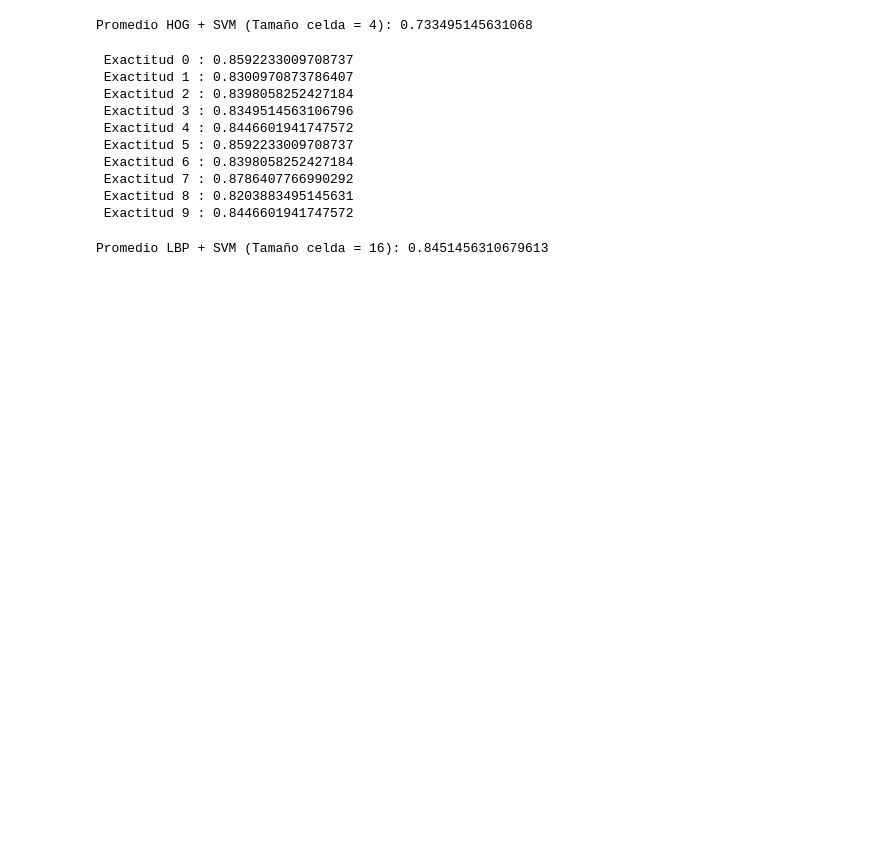
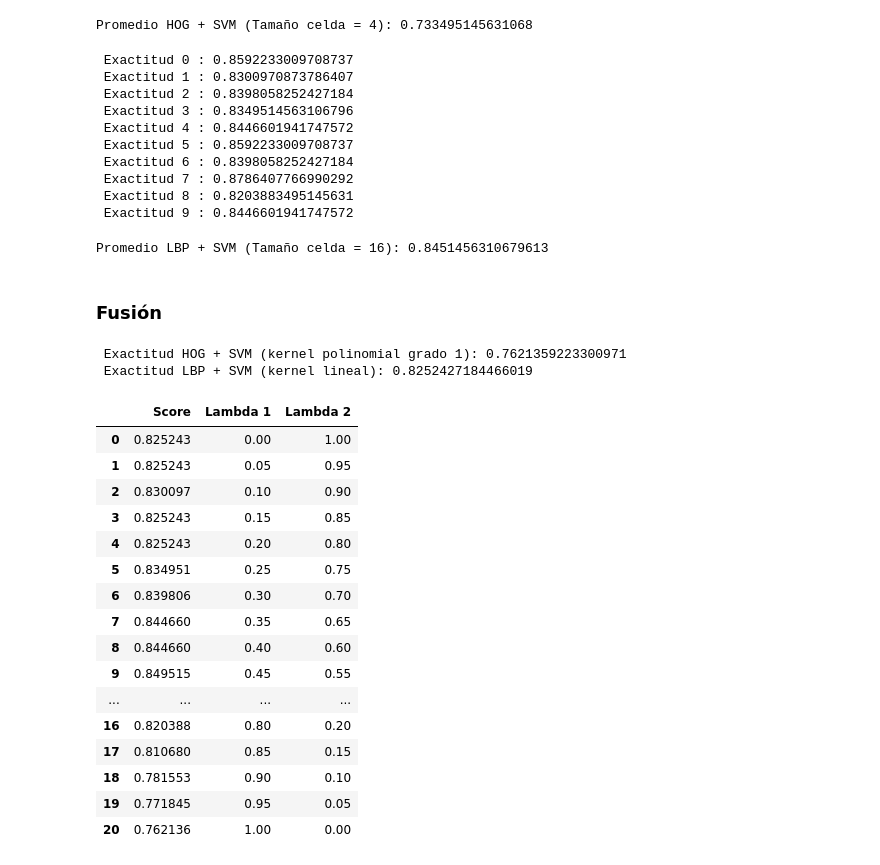
Before and after one commit to manugarciat/erv-practicas, a Jupyter notebook: tire-defect-detection/tp-final.ipynb, the cells around one changed output. Saved outputs shown, nothing was run; the diff lists cells and outputs as text; code cells hidden in the pictures; blank space fills up the shorter version.

```diff
--- a/tire-defect-detection/tp-final.ipynb
+++ b/tire-defect-detection/tp-final.ipynb
@@ -658,3 +768,30 @@ resultados_LBP_16 = calcula_scores(X_LBP_16, y_LBP_16, kernel='linear')
 print("Promedio LBP + SVM (Tamaño celda = 16): " + str(np.mean(resultados_LBP_16)))
 # %% [output]
 Promedio LBP + SVM (Tamaño celda = 16): 0.8451456310679613
+# %% [markdown]
+### Fusión
+# %%
+# Entrenamiento HOG + SVM
+X_train_hog3, X_test_hog3, y_train_hog3, y_test_hog3 = train_test_split(X_HOG_4, y_HOG_4, test_size=0.2, random_state=0)
+
+svc_hog3 = SVC(kernel='poly', degree=1, probability=True)
+svc_hog3.fit(X_train_hog3, y_train_hog3)
+
+# Predicción HOG + SVM
+y_pred_hog3 = svc_hog3.predict_proba(X_test_hog3)
+
+print(" Exactitud HOG + SVM (kernel polinomial grado 1): " + str(calcula_score(y_pred_hog3[:, 1], y_test_hog3)))
+
+# Entrenamiento LBP + SVM
+X_train_lbp3, X_test_lbp3, y_train_lbp3, y_test_lbp3 = train_test_split(X_LBP_16, y_LBP_16, test_size=0.2, random_state=0)
+
+svc_lbp3 = SVC(kernel='linear', degree=2, probability=True)
+svc_lbp3.fit(X_train_lbp3, y_train_lbp3)
+
+# Predicción LBP + SVM
+y_pred_lbp3 = svc_lbp3.predict_proba(X_test_lbp3)
+
+print(" Exactitud LBP + SVM (kernel lineal): " + str(calcula_score(y_pred_lbp3[:, 1], y_test_lbp3)))
+# %% [output]
+ Exactitud HOG + SVM (kernel polinomial grado 1): 0.7621359223300971
+ Exactitud LBP + SVM (kernel lineal): 0.8252427184466019
@@ -660,0 +801,20 @@ Promedio LBP + SVM (Tamaño celda = 16): 0.8451456310679613
+# %%
+display(df_fusion3)
+# %% [output]
+|  | Score | Lambda 1 | Lambda 2 |
+| 0 | 0.825243 | 0.00 | 1.00 |
+| 1 | 0.825243 | 0.05 | 0.95 |
+| 2 | 0.830097 | 0.10 | 0.90 |
+| 3 | 0.825243 | 0.15 | 0.85 |
+| 4 | 0.825243 | 0.20 | 0.80 |
+| 5 | 0.834951 | 0.25 | 0.75 |
+| 6 | 0.839806 | 0.30 | 0.70 |
+| 7 | 0.844660 | 0.35 | 0.65 |
+| 8 | 0.844660 | 0.40 | 0.60 |
+| 9 | 0.849515 | 0.45 | 0.55 |
+| ... | ... | ... | ... |
+| 16 | 0.820388 | 0.80 | 0.20 |
+| 17 | 0.810680 | 0.85 | 0.15 |
+| 18 | 0.781553 | 0.90 | 0.10 |
+| 19 | 0.771845 | 0.95 | 0.05 |
+| 20 | 0.762136 | 1.00 | 0.00 |
```
Also changed, not shown: parts of 46 cells of this notebook.
